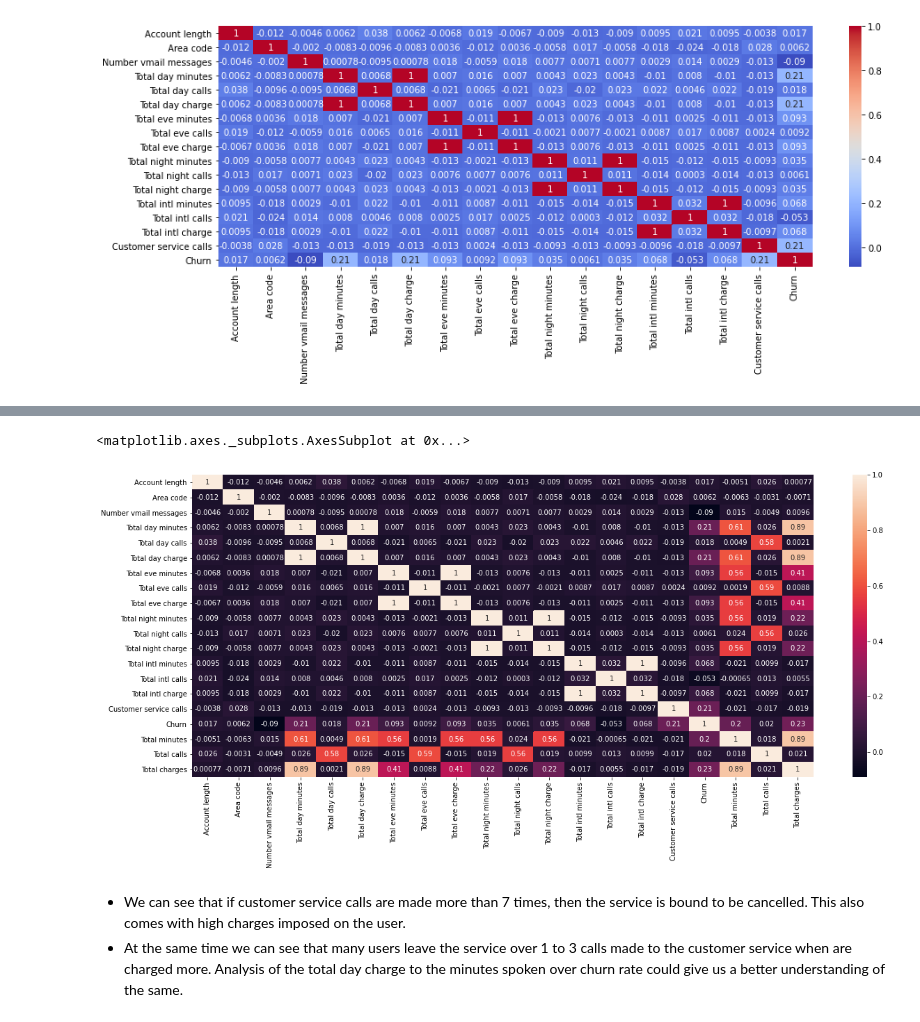
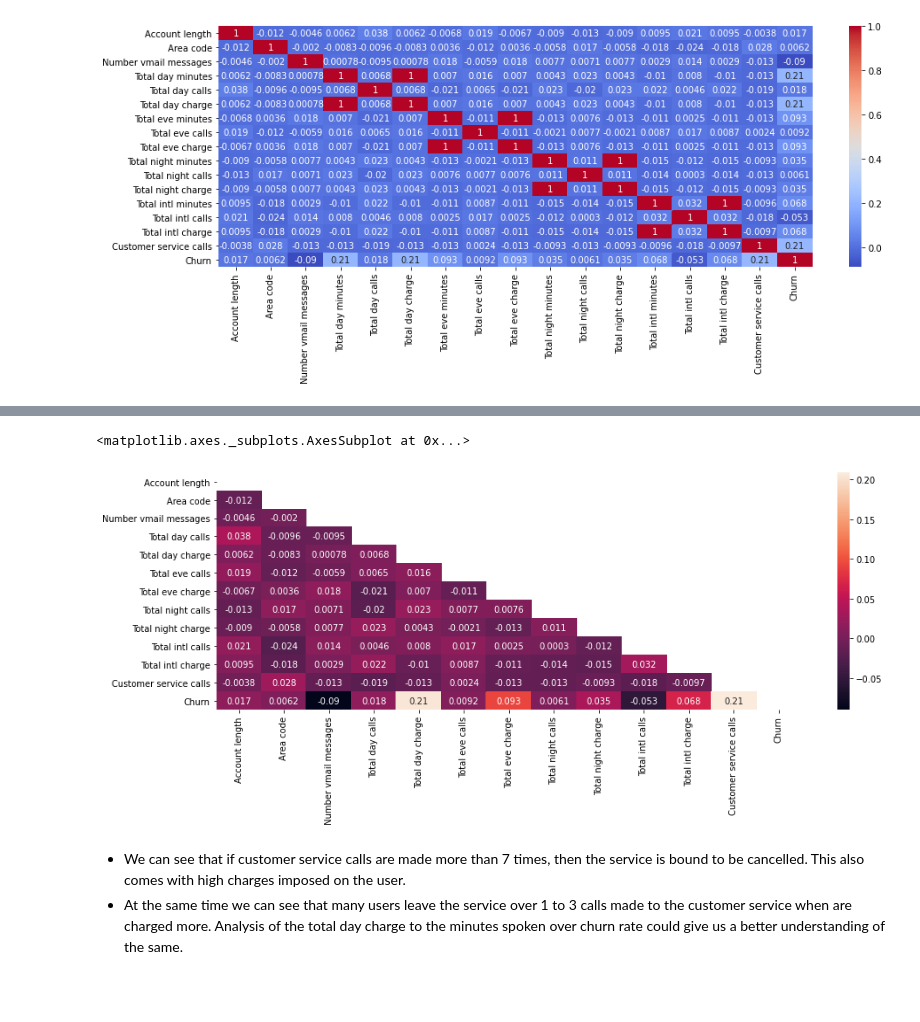
Before and after one commit to Kundan71/EDA-on-IMDB-, a Jupyter notebook: Telecom_Churn_Analysis_Capstone_Project.ipynb, the cells around one changed output, grey strips where cells are left out. Cells and saved outputs as stored; diff of their text form; code cells hidden in the pictures; blank space fills up the shorter version.

```diff
--- a/Telecom_Churn_Analysis_Capstone_Project.ipynb
+++ b/Telecom_Churn_Analysis_Capstone_Project.ipynb
@@ -520,0 +634,8 @@ sns.heatmap(corr_df,annot = True, cmap = 'coolwarm')
+# %%
+corr_f2_df = churn_copy_df.copy()
+corr_f2_df = corr_f2_df.drop(['Total day minutes', 'Total eve minutes', 'Total night minutes', 'Total intl minutes'],axis=1)
+
+corr_df2 = corr_f2_df.corr()
+
+plt.figure(figsize=(15,5))
+sns.heatmap(corr_df2,annot = True)
@@ -521,10 +645,10 @@ sns.heatmap(corr_df,annot = True, cmap = 'coolwarm')
 # %%
-corr_final1_df = churn_total_df.corr()
-plt.figure(figsize=(20,8))
-sns.heatmap(corr_final1_df,annot = True)
+matrix = np.triu(corr_f2_df.corr())
+plt.figure(figsize=(15,5))
+sns.heatmap(corr_f2_df.corr(), annot=True, mask=matrix)
 # %% [output]
 <matplotlib.axes._subplots.AxesSubplot at 0x...>
-[figure, old version]
+[figure, new version]
 # %% [markdown]
 * We can see that if customer service calls are made more than 7 times, then the service is bound to be cancelled. This also comes with high charges imposed on the user.
 * At the same time we can see that many users leave the service over 1 to 3 calls made to the customer service when are charged more. Analysis of the total day charge to the minutes spoken over churn rate could give us a better understanding of the same.
```
Also changed, not shown: parts of 35 cells of this notebook.
